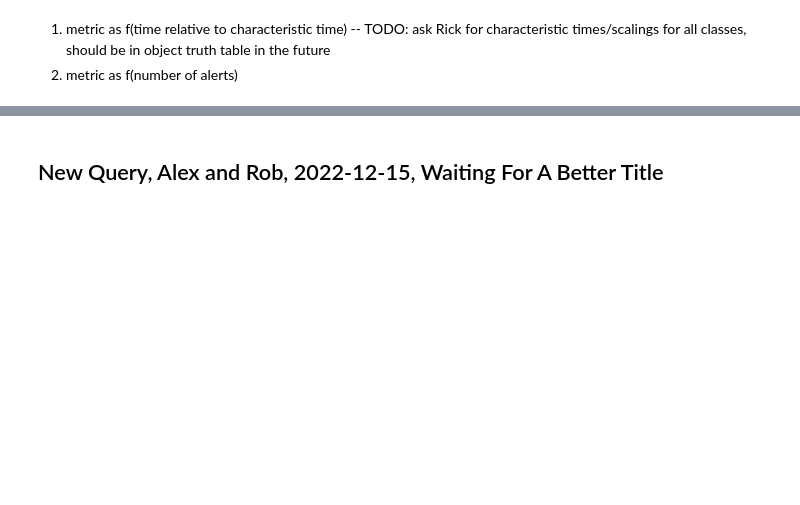
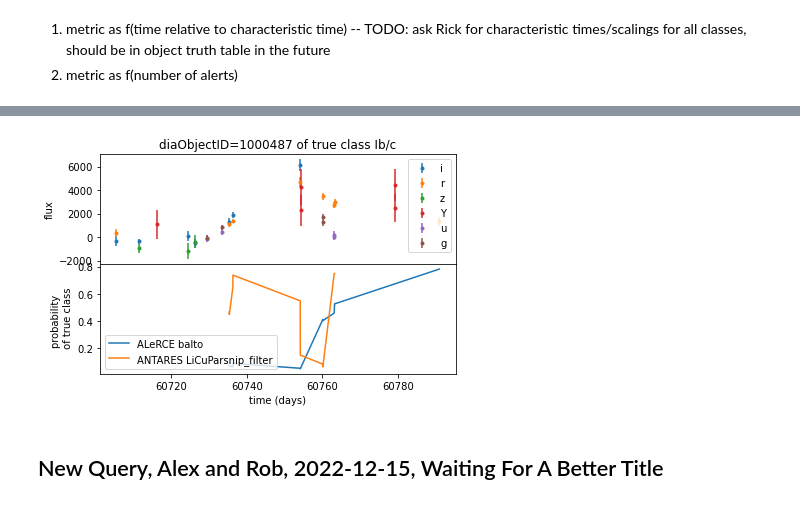
Before and after one commit to josephy02/elasticc_metrics, a Jupyter notebook: query_for_probabilistic_metrics.ipynb, the cells around one changed output, grey strips where cells are left out. Cells and saved outputs as stored; diff of their text form; code cells hidden in the pictures; blank space fills up the shorter version.

Commit message:
combine probability and lightcurve together

```diff
--- a/query_for_probabilistic_metrics.ipynb
+++ b/query_for_probabilistic_metrics.ipynb
@@ -221,2 +200,5 @@ chosen = 1006052#1003722
 # %%
-data[ data['diaObjectId'] == chosen]#1025381 ]
+# chosen = richest#np.unique(data['diaObjectId'], return_counts=True)[0][4]#1006052#1003722
+one_obj_data = data[ data['diaObjectId'] == chosen]#1025381 ]
+one_obj_true = one_obj_data['trueClassId'][0]
+# one_obj_data
@@ -265,7 +222,7 @@ Query done at 2022-12-15T14:57:59.501322
 # %%
 pandas.set_option('display.max_rows', 500)
-data['t'] = data['alertSentTimestamp'].apply( lambda thing : dateutil.parser.isoparse( thing ) )
-data.columns
+join_one_obj_data['t'] = join_one_obj_data['alertSentTimestamp'].apply( lambda thing : dateutil.parser.isoparse( thing ) )
+join_one_obj_data.columns
 # %% [output]
 Index(['classifierId', 'diaObjectId', 'classId', 'alertId', 'trueClassId',
        'probability', 'alertSentTimestamp', 'midPointTai', 't'],
@@ -320,0 +263,11 @@ fig.show()
+# %%
+sys.stderr.write( f"Query start at {datetime.datetime.now().isoformat()}...\n" )
+query = ( 'SELECT '
+         ' "midPointTai", "psFlux", "psFluxErr", "filterName" '
+         'FROM "elasticc_diaforcedsource" '
+         f'WHERE "diaObjectId" = {chosen}'
+         'ORDER BY "midPointTai"' )
+rows = run_query( query )
+sys.stderr.write( f"Query done at {datetime.datetime.now().isoformat()}\n" )
+test_lc = pandas.DataFrame( rows )
+# test_lc
@@ -321,3 +279,38 @@ fig.show()
+# %%
+blind = False
+
+fig, ax = plt.subplots(2, 1, sharex=True)
+for i,band in enumerate(test_lc['filterName'].unique()):
+    one_band = test_lc[test_lc['filterName'] == band]
+    ax[0].errorbar(one_band['midPointTai'], one_band['psFlux'], yerr=one_band['psFluxErr'],
+                   fmt="o", markersize=3, label=band)
+#     ax[i].set_title(band)
+# fig.legend()
+ax[0].set_ylabel('flux')
+ax[0].legend()
+
+# fig = plt.figure( figsize=(12,8), tight_layout=True )
+# ax = fig.add_subplot( 1,1,1)
+classifiers = join_one_obj_data['classifierId'].unique()
+for i,cfer in enumerate(use_cfers):
+    subdata = join_one_obj_data[ join_one_obj_data['classifierId'] == cfer ]
+    label = f'{use_cfers[cfer]["brokerName"]} {use_cfers[cfer]["classifierName"]}'
+    ax[1].plot(subdata['midPointTai'], subdata['probability'], color=f'C{i}', label=label )
+#     ax[1].tick_params( "both", labelsize=16 )
+if ~blind:
+    ax[1].legend(loc='lower left')
+    ax[0].set_title('diaObjectID='+str(chosen)+' of true class '+classname[one_obj_true])#"Jackson Pollock" )
+# ax[6].set_title('midPointTai (time)', fontsize=16)
+ax[1].set_ylabel('probability \n of true class')#, fontsize=16)
+ax[1].set_xlabel('time (days)')
+# fig.show()
+# ax[0].set_title(str(chosen))
+
+fig.tight_layout()
+plt.subplots_adjust(wspace=0, hspace=0)
+plt.savefig(str(chosen)+'jointplot.png', dpi=300, bbox_inches='tight', pad_inches=0)
+# %% [output]
+[figure, added]
 # %%
 # # Oh, the humanity
 # sys.stderr.write( f"Query start at {datetime.datetime.now().isoformat()}...\n" )
```
Also changed, not shown: parts of 31 cells of this notebook.
